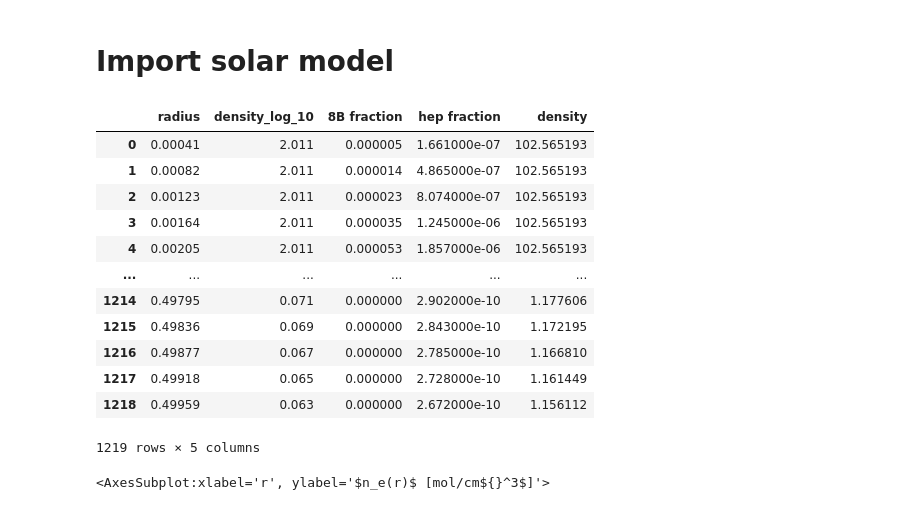
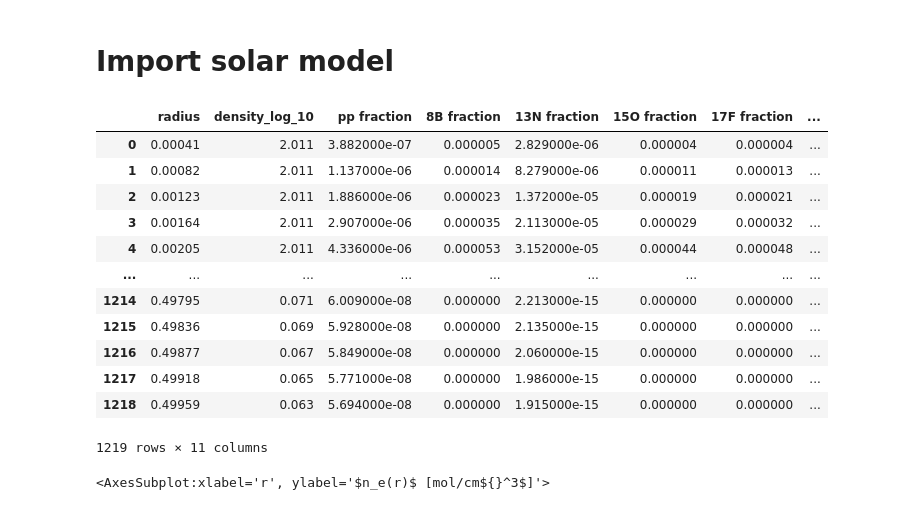
Before and after one commit to michelelucente/PEANUTS, a Jupyter notebook: Code/Functions/working_notebook.ipynb, the cells around one changed output. Saved outputs shown, nothing was run; the diff lists cells and outputs as text; code cells hidden in the pictures.

```diff
--- a/Code/Functions/working_notebook.ipynb
+++ b/Code/Functions/working_notebook.ipynb
@@ -11,28 +11,30 @@ plots_folder = project_folder + "/TeX/figs/"
 # %%
 import pandas as pd
 import matplotlib.pyplot as plt
 
 solar_model = pd.read_csv("./Data/bs2005agsopflux.csv",
-                          usecols=[1, 3, 7, 13],
-                          names = ['radius', 'density_log_10', '8B fraction', 'hep fraction'],
+                          usecols=[1, 3, *range(6,14)],
+                          names = ['radius', 'density_log_10', 'pp fraction', '8B fraction', '13N fraction',
+                                   '15O fraction', '17F fraction', '7Be fraction', 'pep fraction',
+                                   'hep fraction'],
                           sep=" ", skiprows=27, header=None)
 
 solar_model['density'] = 10**solar_model['density_log_10']
 solar_model
 # %% [output]
-|  | radius | density_log_10 | 8B fraction | hep fraction | density |
-| 0 | 0.00041 | 2.011 | 0.000005 | 1.661000e-07 | 102.565193 |
-| 1 | 0.00082 | 2.011 | 0.000014 | 4.865000e-07 | 102.565193 |
-| 2 | 0.00123 | 2.011 | 0.000023 | 8.074000e-07 | 102.565193 |
-| 3 | 0.00164 | 2.011 | 0.000035 | 1.245000e-06 | 102.565193 |
-| 4 | 0.00205 | 2.011 | 0.000053 | 1.857000e-06 | 102.565193 |
-| ... | ... | ... | ... | ... | ... |
-| 1214 | 0.49795 | 0.071 | 0.000000 | 2.902000e-10 | 1.177606 |
-| 1215 | 0.49836 | 0.069 | 0.000000 | 2.843000e-10 | 1.172195 |
-| 1216 | 0.49877 | 0.067 | 0.000000 | 2.785000e-10 | 1.166810 |
-| 1217 | 0.49918 | 0.065 | 0.000000 | 2.728000e-10 | 1.161449 |
-| 1218 | 0.49959 | 0.063 | 0.000000 | 2.672000e-10 | 1.156112 |
+|  | radius | density_log_10 | pp fraction | 8B fraction | 13N fraction | 15O fraction | 17F fraction | ... |
+| 0 | 0.00041 | 2.011 | 3.882000e-07 | 0.000005 | 2.829000e-06 | 0.000004 | 0.000004 | ... |
+| 1 | 0.00082 | 2.011 | 1.137000e-06 | 0.000014 | 8.279000e-06 | 0.000011 | 0.000013 | ... |
+| 2 | 0.00123 | 2.011 | 1.886000e-06 | 0.000023 | 1.372000e-05 | 0.000019 | 0.000021 | ... |
+| 3 | 0.00164 | 2.011 | 2.907000e-06 | 0.000035 | 2.113000e-05 | 0.000029 | 0.000032 | ... |
+| 4 | 0.00205 | 2.011 | 4.336000e-06 | 0.000053 | 3.152000e-05 | 0.000044 | 0.000048 | ... |
+| ... | ... | ... | ... | ... | ... | ... | ... | ... |
+| 1214 | 0.49795 | 0.071 | 6.009000e-08 | 0.000000 | 2.213000e-15 | 0.000000 | 0.000000 | ... |
+| 1215 | 0.49836 | 0.069 | 5.928000e-08 | 0.000000 | 2.135000e-15 | 0.000000 | 0.000000 | ... |
+| 1216 | 0.49877 | 0.067 | 5.849000e-08 | 0.000000 | 2.060000e-15 | 0.000000 | 0.000000 | ... |
+| 1217 | 0.49918 | 0.065 | 5.771000e-08 | 0.000000 | 1.986000e-15 | 0.000000 | 0.000000 | ... |
+| 1218 | 0.49959 | 0.063 | 5.694000e-08 | 0.000000 | 1.915000e-15 | 0.000000 | 0.000000 | ... |
-1219 rows × 5 columns
+1219 rows × 11 columns
 # %%
 plot = solar_model.plot(x='radius', y='density', logy=True)
 plot.set_xlabel("r")
```
Also changed, not shown: parts of 30 cells of this notebook, 1 other file.
